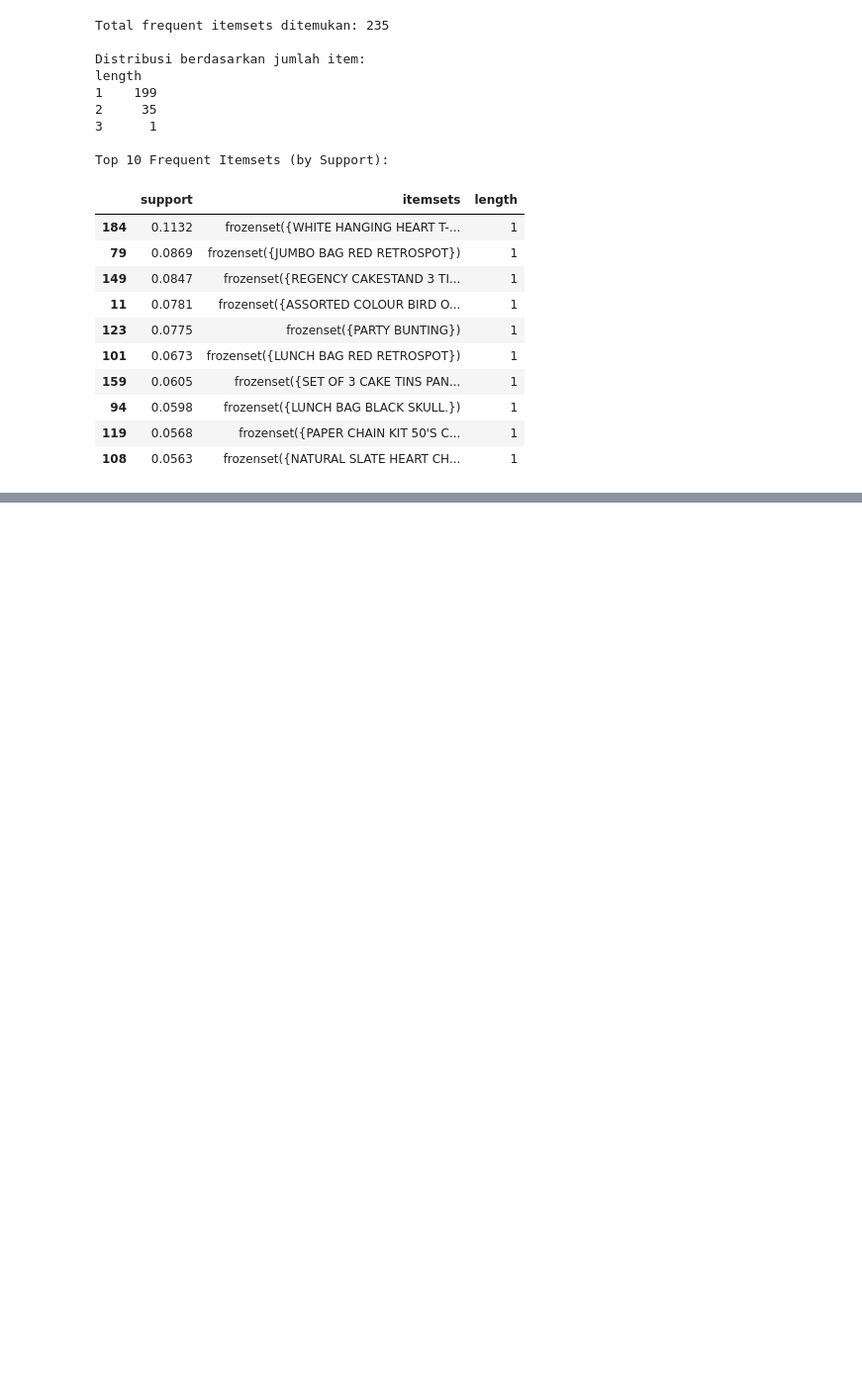
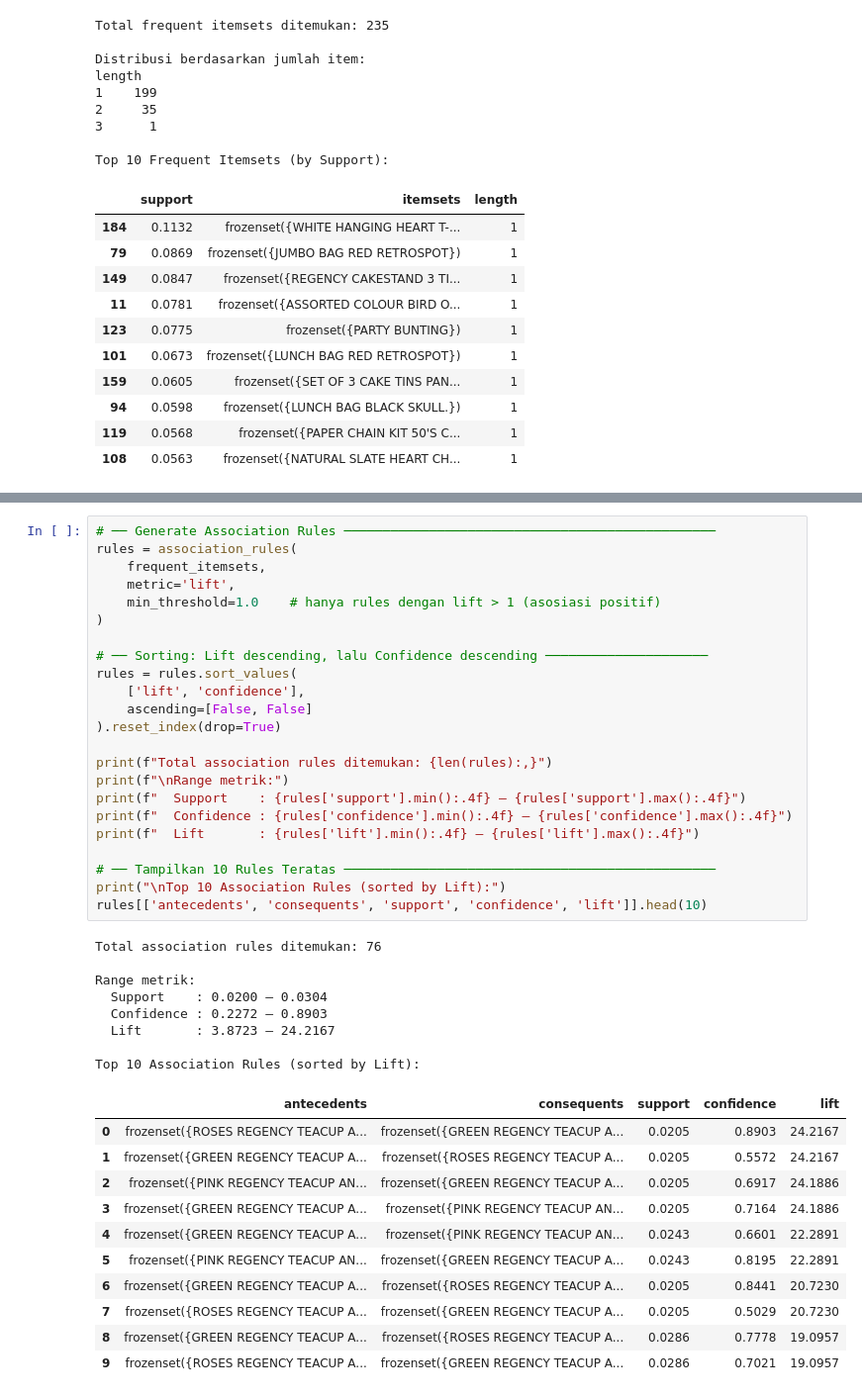
Before and after one commit to rdityaza/ecommerce-customer-segmentation-rfm, a Jupyter notebook: notebooks/03_market_basket_analysis.ipynb, the cells around one changed output, grey strips where cells are left out. Shown at 99% size. Cells and saved outputs as stored; diff of their text form; blank space fills up the shorter version.

```diff
--- a/notebooks/03_market_basket_analysis.ipynb
+++ b/notebooks/03_market_basket_analysis.ipynb
@@ -176,0 +188,43 @@ Top 10 Frequent Itemsets (by Support):
+# %%
+# ── Generate Association Rules ────────────────────────────────────────────────
+rules = association_rules(
+    frequent_itemsets,
+    metric='lift',
+    min_threshold=1.0    # hanya rules dengan lift > 1 (asosiasi positif)
+)
+
+# ── Sorting: Lift descending, lalu Confidence descending ─────────────────────
+rules = rules.sort_values(
+    ['lift', 'confidence'],
+    ascending=[False, False]
+).reset_index(drop=True)
+
+print(f"Total association rules ditemukan: {len(rules):,}")
+print(f"\nRange metrik:")
+print(f"  Support    : {rules['support'].min():.4f} – {rules['support'].max():.4f}")
+print(f"  Confidence : {rules['confidence'].min():.4f} – {rules['confidence'].max():.4f}")
+print(f"  Lift       : {rules['lift'].min():.4f} – {rules['lift'].max():.4f}")
+
+# ── Tampilkan 10 Rules Teratas ────────────────────────────────────────────────
+print("\nTop 10 Association Rules (sorted by Lift):")
+rules[['antecedents', 'consequents', 'support', 'confidence', 'lift']].head(10)
+# %% [output]
+Total association rules ditemukan: 76
+
+Range metrik:
+  Support    : 0.0200 – 0.0304
+  Confidence : 0.2272 – 0.8903
+  Lift       : 3.8723 – 24.2167
+
+Top 10 Association Rules (sorted by Lift):
+|  | antecedents | consequents | support | confidence | lift |
+| 0 | frozenset({ROSES REGENCY TEACUP A... | frozenset({GREEN REGENCY TEACUP A... | 0.0205 | 0.8903 | 24.2167 |
+| 1 | frozenset({GREEN REGENCY TEACUP A... | frozenset({ROSES REGENCY TEACUP A... | 0.0205 | 0.5572 | 24.2167 |
+| 2 | frozenset({PINK REGENCY TEACUP AN... | frozenset({GREEN REGENCY TEACUP A... | 0.0205 | 0.6917 | 24.1886 |
+| 3 | frozenset({GREEN REGENCY TEACUP A... | frozenset({PINK REGENCY TEACUP AN... | 0.0205 | 0.7164 | 24.1886 |
+| 4 | frozenset({GREEN REGENCY TEACUP A... | frozenset({PINK REGENCY TEACUP AN... | 0.0243 | 0.6601 | 22.2891 |
+| 5 | frozenset({PINK REGENCY TEACUP AN... | frozenset({GREEN REGENCY TEACUP A... | 0.0243 | 0.8195 | 22.2891 |
+| 6 | frozenset({GREEN REGENCY TEACUP A... | frozenset({ROSES REGENCY TEACUP A... | 0.0205 | 0.8441 | 20.7230 |
+| 7 | frozenset({ROSES REGENCY TEACUP A... | frozenset({GREEN REGENCY TEACUP A... | 0.0205 | 0.5029 | 20.7230 |
+| 8 | frozenset({GREEN REGENCY TEACUP A... | frozenset({ROSES REGENCY TEACUP A... | 0.0286 | 0.7778 | 19.0957 |
+| 9 | frozenset({ROSES REGENCY TEACUP A... | frozenset({GREEN REGENCY TEACUP A... | 0.0286 | 0.7021 | 19.0957 |
```
Also changed, not shown: parts of 3 cells of this notebook.
